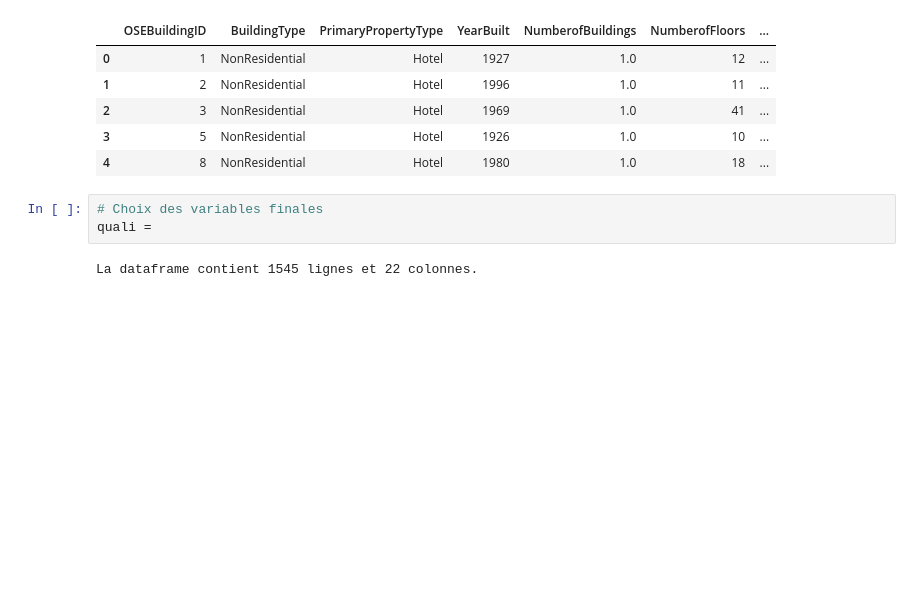
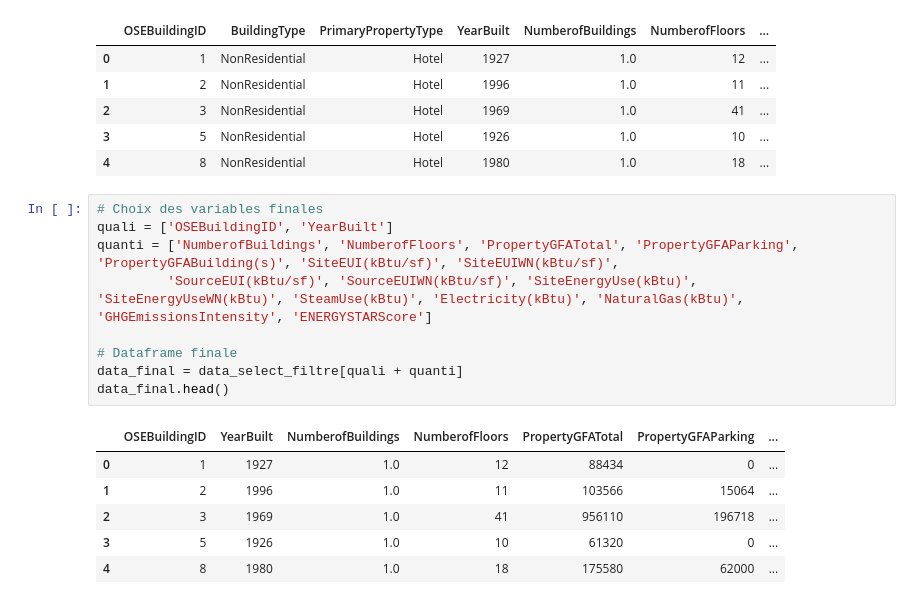
Before and after one commit to Vinyl-237/Anticipez-les-besoins-en-consommation-de-b-timents, a Jupyter notebook: noteBook.ipynb, the cells around one changed output. Cells and saved outputs as stored; diff of their text form; blank space fills up the shorter version.

```diff
--- a/noteBook.ipynb
+++ b/noteBook.ipynb
@@ -334,8 +353,19 @@ data_select_filtre.head()
 | 2 | 3 | NonResidential | Hotel | 1969 | 1.0 | 41 | ... |
 | 3 | 5 | NonResidential | Hotel | 1926 | 1.0 | 10 | ... |
 | 4 | 8 | NonResidential | Hotel | 1980 | 1.0 | 18 | ... |
-# %%
-# Choix des variables finales
-quali =
-# %% [output]
-La dataframe contient 1545 lignes et 22 colonnes.
+# %%
+# Choix des variables finales
+quali = ['OSEBuildingID', 'YearBuilt']
+quanti = ['NumberofBuildings', 'NumberofFloors', 'PropertyGFATotal', 'PropertyGFAParking', 'PropertyGFABuilding(s)', 'SiteEUI(kBtu/sf)', 'SiteEUIWN(kBtu/sf)',
+         'SourceEUI(kBtu/sf)', 'SourceEUIWN(kBtu/sf)', 'SiteEnergyUse(kBtu)', 'SiteEnergyUseWN(kBtu)', 'SteamUse(kBtu)', 'Electricity(kBtu)', 'NaturalGas(kBtu)', 'GHGEmissionsIntensity', 'ENERGYSTARScore']
+
+# Dataframe finale
+data_final = data_select_filtre[quali + quanti]
+data_final.head()
+# %% [output]
+|  | OSEBuildingID | YearBuilt | NumberofBuildings | NumberofFloors | PropertyGFATotal | PropertyGFAParking | ... |
+| 0 | 1 | 1927 | 1.0 | 12 | 88434 | 0 | ... |
+| 1 | 2 | 1996 | 1.0 | 11 | 103566 | 15064 | ... |
+| 2 | 3 | 1969 | 1.0 | 41 | 956110 | 196718 | ... |
+| 3 | 5 | 1926 | 1.0 | 10 | 61320 | 0 | ... |
+| 4 | 8 | 1980 | 1.0 | 18 | 175580 | 62000 | ... |
```
Also changed, not shown: parts of 12 cells of this notebook.
